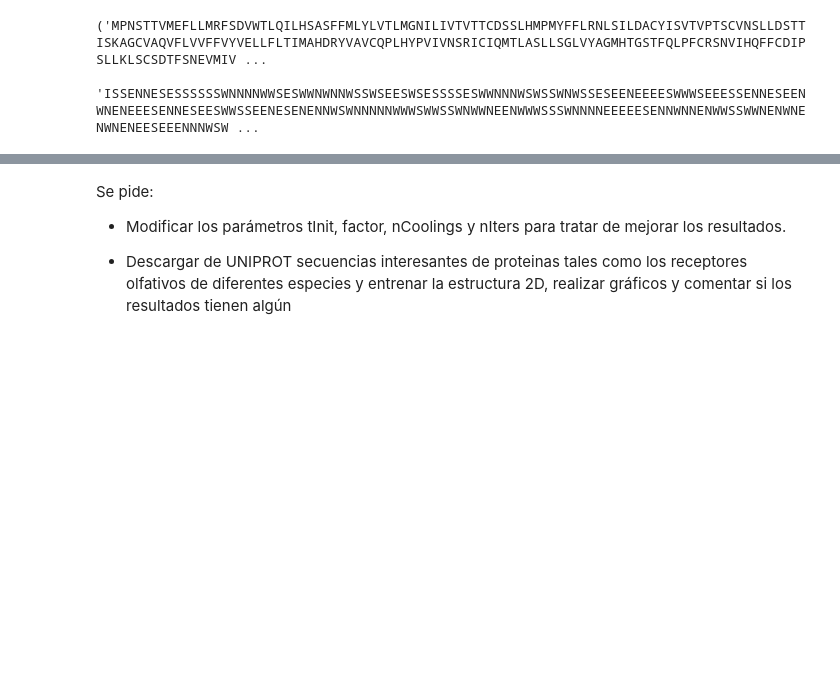
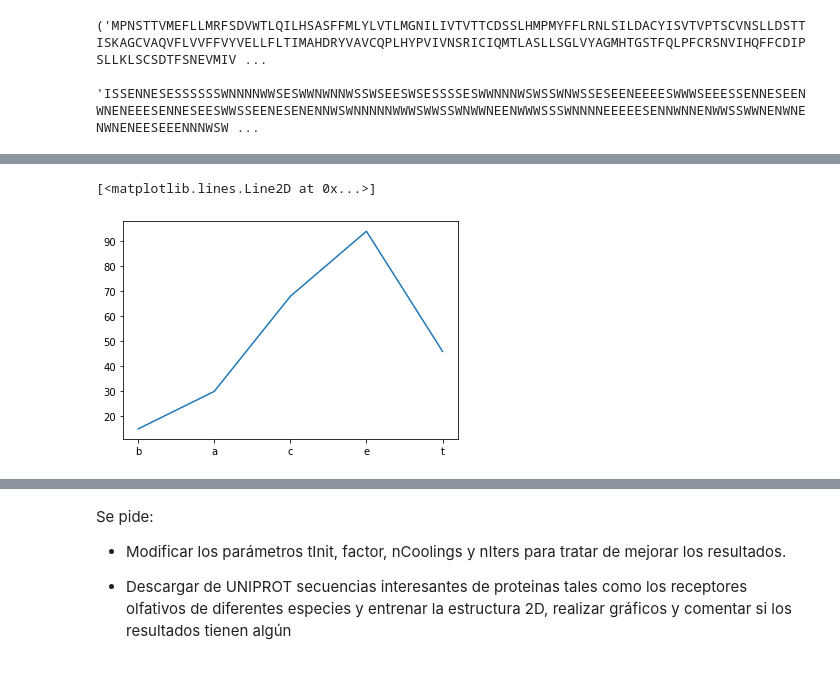
Before and after one commit to rubioq/Python, a Jupyter notebook: plegado2D.ipynb, the cells around one changed output, grey strips where cells are left out. Saved outputs shown, nothing was run; the diff lists cells and outputs as text; code cells hidden in the pictures; blank space fills up the shorter version.

```diff
--- a/plegado2D.ipynb
+++ b/plegado2D.ipynb
@@ -419,0 +434,5 @@ maxG-minG
+# %%
+pyplot.plot(["b","a","c","e","t"],[15,30,68,94,46])
+# %% [output]
+[<matplotlib.lines.Line2D at 0x...>]
+[figure, added]
```
Also changed, not shown: parts of 9 cells of this notebook.
